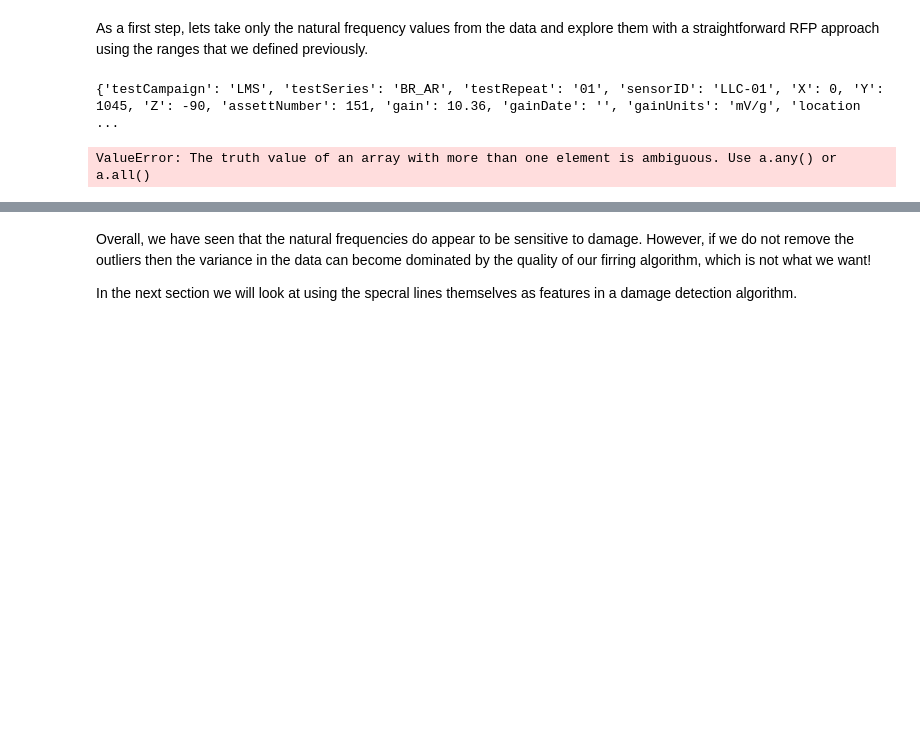
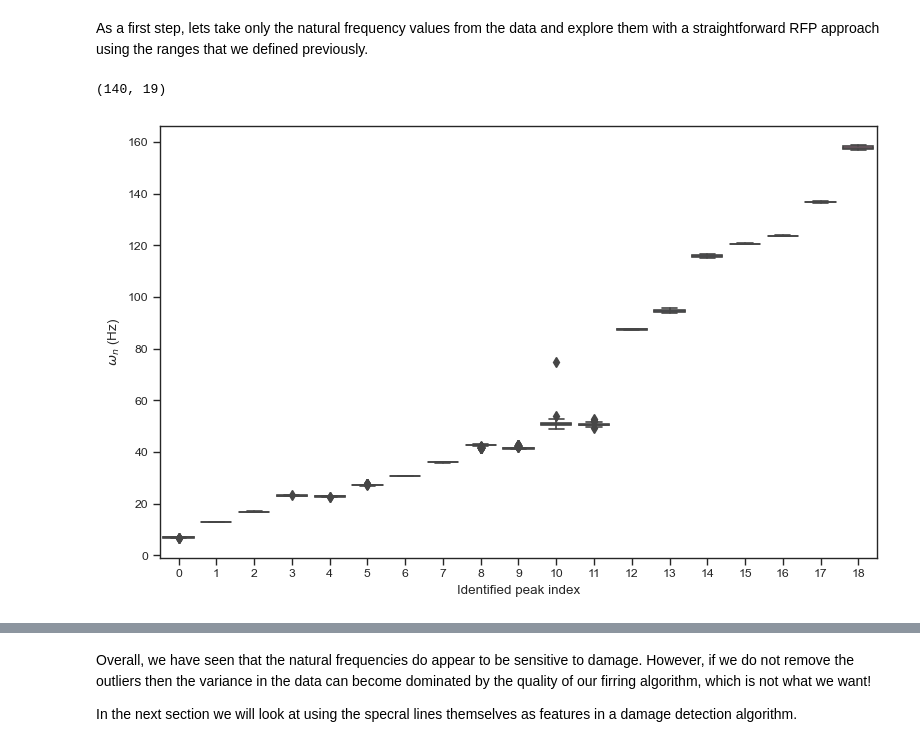
Before and after one commit to MDCHAMP/hawk-data, a Jupyter notebook: examples/shm.ipynb, the cells around one changed output, grey strips where cells are left out. Drawn from its saved outputs; the diff is of its cells as text; code cells hidden in the pictures; blank space fills up the shorter version.

```diff
--- a/examples/shm.ipynb
+++ b/examples/shm.ipynb
@@ -75,9 +79,9 @@ def get_wns(ranges, ws, frf, oob=6):
 # Extracting the nartural frequencies
 
 ### You should experiment with these:
-data_dir = './hawk_data'  # use your cached data if you have it downloaded from previous notebooks
-
-damage_locs = ['DS_TLE'] # tip leading edge
+baseline_test = "BR_AR"
+damage_locs = ["DS_TLE"]
+sensors = hawk.misc.all_sensors - {'FRC', 'EXH'}
 ranges = (
     ((5, 9), 1),
     ((12, 14), 1),
@@ -98,30 +102,32 @@ ranges = (
 )
 ###
 
-data = SBW(data_dir)
-ws = data['/LMS/xData/freq']
-damage_data = [data[f'/LMS/{loc}'] for loc in damage_locs]
-baseline_data = data['/LMS/BR_AR']
 
-all_wns = []
+all_wns_averaged = []  # Avereged accross sensor locations
 all_damage_weights = []
 all_excitation_levels = []
 all_damage_locs = []
 
-for series in [baseline_data, damage_data]:
-    for kr, rep in series.items():
-        if int(kr) > 1: continue
-        for ks, sensor in rep.items():
-            if ks[:3] in {"TRI", "EXH", "FRC"}:
-                continue
-            meta = sensor.describe()
-            print(meta)
+for series in [baseline_test, *damage_locs]:
+    for test in data[f'/LMS/{series}'].values():
+        meta = test.describe()
+        for i in range(10):
+            wns = np.array([get_wns(ranges, ws[:], test[f'{sensor}/frf'][:, i]) for sensor in sensors])
 
-            frfs = sensor['frf']
-            wns = get_wns(ranges, frfs[:].mean(1), ws[:], frfs[:].mean(1))
-
-            all_wns.append(wns)
-            all_damage_weights.append(float(meta['addedMass']))
+            all_wns_averaged.append(wns.mean(0))
+            all_damage_weights.append(float(meta["addedMassg"]))
+            all_excitation_levels.append(float(meta["excitationLevelV"]))
+            all_damage_locs.append(series.split('_')[-1])
-# %% [output]
-{'testCampaign': 'LMS', 'testSeries': 'BR_AR', 'testRepeat': '01', 'sensorID': 'LLC-01', 'X': 0, 'Y': 1045, 'Z': -90, 'assettNumber': 151, 'gain': 10.36, 'gainDate': '', 'gainUnits': 'mV/g', 'location ...
-ValueError: The truth value of an array with more than one element is ambiguous. Use a.any() or a.all()
+# %%
+# Exploring the outliers in the data
+
+plt.figure(figsize=(8, 5))
+sns.boxplot(np.array(all_wns_averaged))
+plt.xlabel("Identified peak index")
+plt.ylabel(r"$\omega_n$ (Hz)")
+plt.tight_layout()
+
+np.array(all_wns_averaged).shape
+# %% [output]
+(140, 19)
+[figure, added]
```
Also changed, not shown: parts of 19 cells of this notebook, 5 other files.
